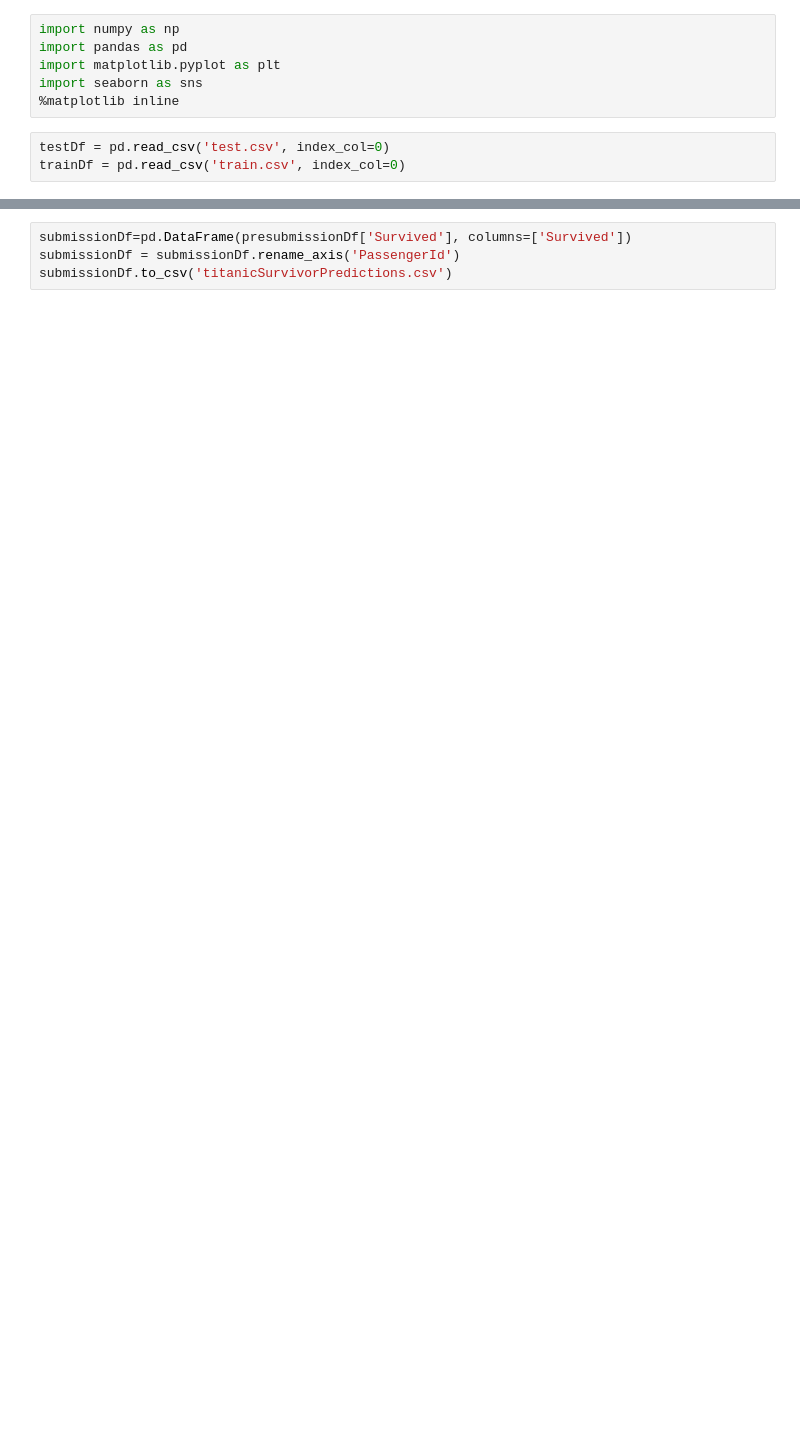
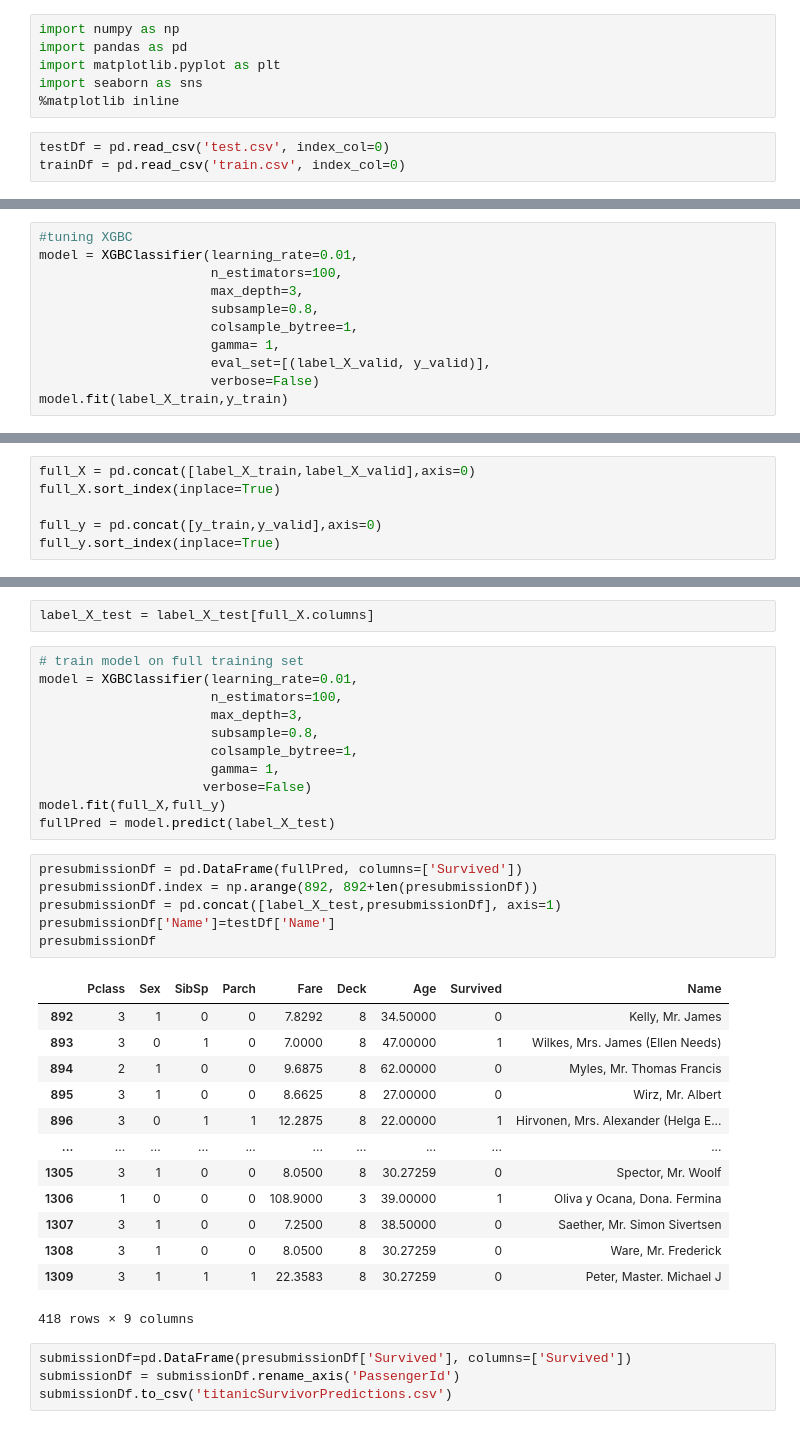
Before and after one commit to garrickbercero/python, a Jupyter notebook: Titanic Machine Learning.ipynb, the cells around one changed output, grey strips where cells are left out. Saved outputs shown, nothing was run; the diff lists cells and outputs as text; blank space fills up the shorter version.

Commit message:
Titanic Machine Learning Kaggle Competition Kernel
Feature Engineering
XGBClassifier Model
0.78468 Accuracy

```diff
--- a/Titanic Machine Learning.ipynb
+++ b/Titanic Machine Learning.ipynb
@@ -289,0 +169,11 @@ presubmissionDf
+# %%
+#tuning XGBC
+model = XGBClassifier(learning_rate=0.01,
+                      n_estimators=100,
+                      max_depth=3,
+                      subsample=0.8,
+                      colsample_bytree=1,
+                      gamma= 1,
+                      eval_set=[(label_X_valid, y_valid)],
+                      verbose=False)
+model.fit(label_X_train,y_train)
@@ -289,0 +217,6 @@ presubmissionDf
+# %%
+full_X = pd.concat([label_X_train,label_X_valid],axis=0)
+full_X.sort_index(inplace=True)
+
+full_y = pd.concat([y_train,y_valid],axis=0)
+full_y.sort_index(inplace=True)
@@ -290,3 +237,36 @@ presubmissionDf
+# %%
+label_X_test = label_X_test[full_X.columns]
+# %%
+# train model on full training set
+model = XGBClassifier(learning_rate=0.01,
+                      n_estimators=100,
+                      max_depth=3,
+                      subsample=0.8,
+                      colsample_bytree=1,
+                      gamma= 1,
+                     verbose=False)
+model.fit(full_X,full_y)
+fullPred = model.predict(label_X_test)
+# %%
+presubmissionDf = pd.DataFrame(fullPred, columns=['Survived'])
+presubmissionDf.index = np.arange(892, 892+len(presubmissionDf))
+presubmissionDf = pd.concat([label_X_test,presubmissionDf], axis=1)
+presubmissionDf['Name']=testDf['Name']
+presubmissionDf
+# %% [output]
+|  | Pclass | Sex | SibSp | Parch | Fare | Deck | Age | Survived | Name |
+| 892 | 3 | 1 | 0 | 0 | 7.8292 | 8 | 34.50000 | 0 | Kelly, Mr. James |
+| 893 | 3 | 0 | 1 | 0 | 7.0000 | 8 | 47.00000 | 1 | Wilkes, Mrs. James (Ellen Needs) |
+| 894 | 2 | 1 | 0 | 0 | 9.6875 | 8 | 62.00000 | 0 | Myles, Mr. Thomas Francis |
+| 895 | 3 | 1 | 0 | 0 | 8.6625 | 8 | 27.00000 | 0 | Wirz, Mr. Albert |
+| 896 | 3 | 0 | 1 | 1 | 12.2875 | 8 | 22.00000 | 1 | Hirvonen, Mrs. Alexander (Helga E... |
+| ... | ... | ... | ... | ... | ... | ... | ... | ... | ... |
+| 1305 | 3 | 1 | 0 | 0 | 8.0500 | 8 | 30.27259 | 0 | Spector, Mr. Woolf |
+| 1306 | 1 | 0 | 0 | 0 | 108.9000 | 3 | 39.00000 | 1 | Oliva y Ocana, Dona. Fermina |
+| 1307 | 3 | 1 | 0 | 0 | 7.2500 | 8 | 38.50000 | 0 | Saether, Mr. Simon Sivertsen |
+| 1308 | 3 | 1 | 0 | 0 | 8.0500 | 8 | 30.27259 | 0 | Ware, Mr. Frederick |
+| 1309 | 3 | 1 | 1 | 1 | 22.3583 | 8 | 30.27259 | 0 | Peter, Master. Michael J |
+418 rows × 9 columns
 # %%
 submissionDf=pd.DataFrame(presubmissionDf['Survived'], columns=['Survived'])
 submissionDf = submissionDf.rename_axis('PassengerId')
```
Also changed, not shown: parts of 38 cells of this notebook.
